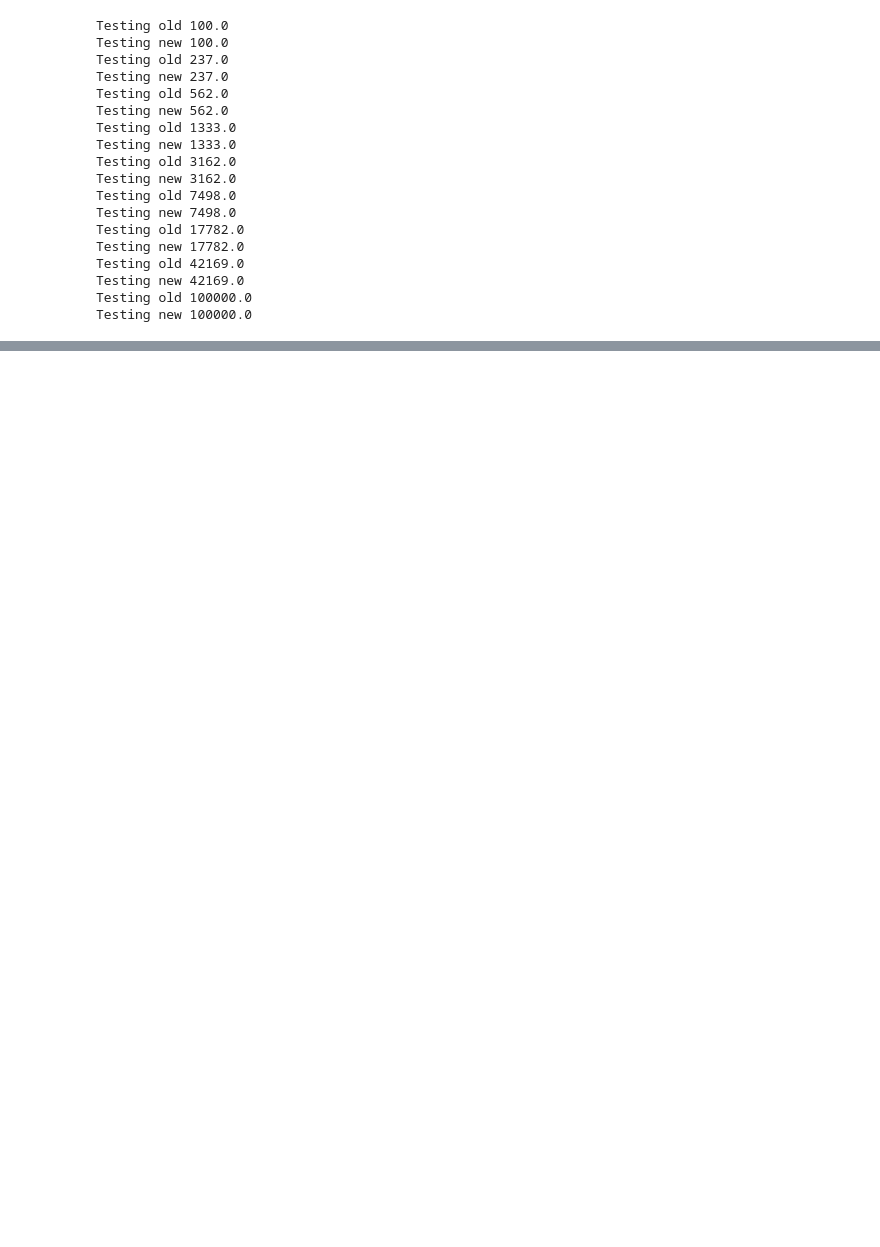
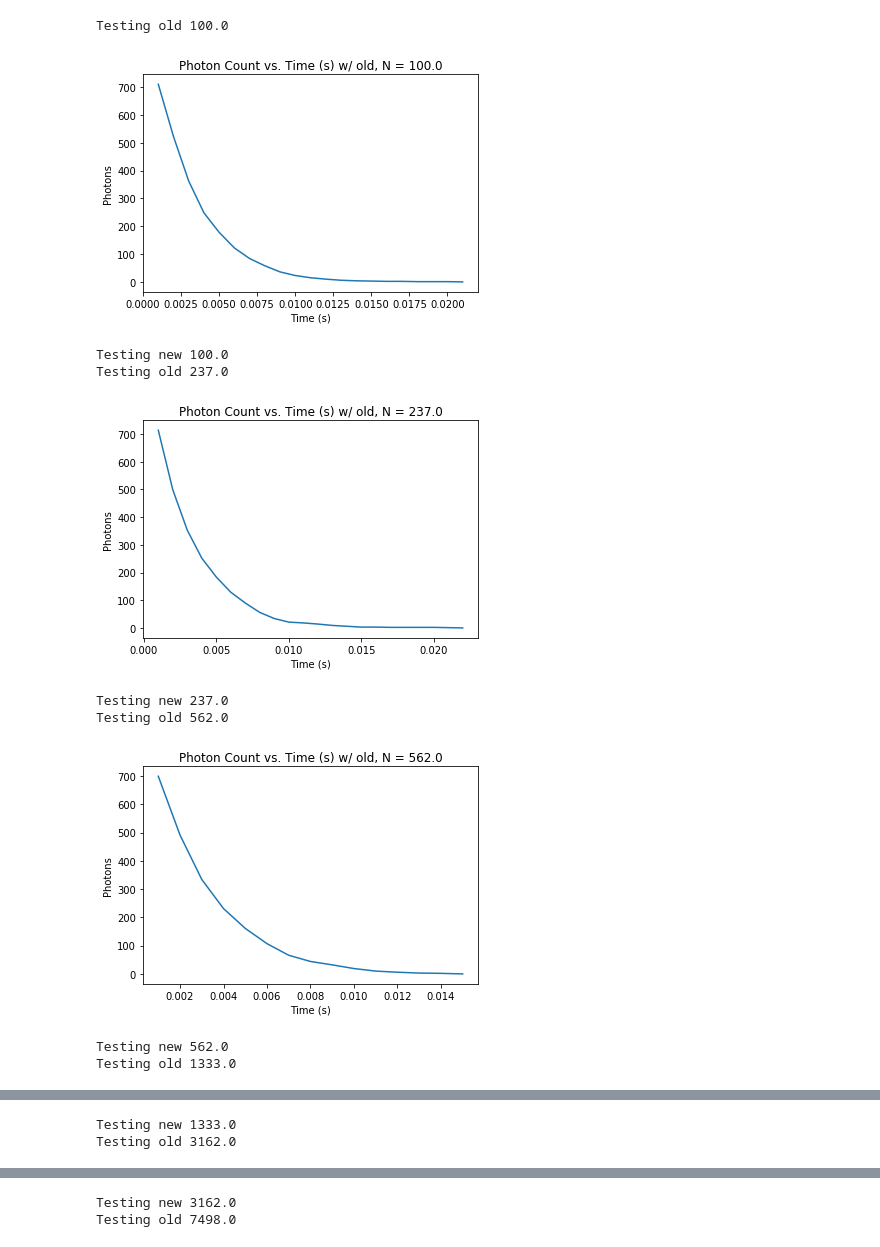
Before and after one commit to bcwarner/physicl, a Jupyter notebook: examples/__CLProgram_scratch.ipynb, the cells around one changed output, grey strips where cells are left out. Cells and saved outputs as stored; diff of their text form; code cells hidden in the pictures; blank space fills up the shorter version.

```diff
--- a/examples/__CLProgram_scratch.ipynb
+++ b/examples/__CLProgram_scratch.ipynb
@@ -55,34 +58,32 @@ def new_sim(step, n):
 # %%
 orig, new = [], []
 ns = np.floor(10 ** np.linspace(2, 5, 9))
 for i in ns:
     print("Testing old " + str(i))
-    o = new_sim(phys.light.ScatterDeleteStep, int(i))
+    o = new_sim(phys.light.ScatterDeleteStepReference, int(i))
     o.start()
     o.join()
     orig.append(o.run_time)
+    plt.plot(o.ts, [x[1] for x in o.steps[3].data], label="n")
+    plt.ylabel("Photons")
+    plt.xlabel("Time (s)")
+    plt.title("Photon Count vs. Time (s) w/ old, N = " + str(i))
+    plt.show()
+
 
     print("Testing new " + str(i))
     n = new_sim(ScatterDeleteStep2, int(i))
     n.start()
     n.join()
     new.append(n.run_time)
 # %% [output]
 Testing old 100.0
-Testing new 100.0
-Testing old 237.0
-Testing new 237.0
-Testing old 562.0
-Testing new 562.0
-Testing old 1333.0
-Testing new 1333.0
-Testing old 3162.0
-Testing new 3162.0
-Testing old 7498.0
-Testing new 7498.0
-Testing old 17782.0
-Testing new 17782.0
-Testing old 42169.0
-Testing new 42169.0
-Testing old 100000.0
-Testing new 100000.0
+[figure, added]
+Testing new 100.0
+Testing old 237.0
+[figure, added]
+Testing new 237.0
+Testing old 562.0
+[figure, added]
+Testing new 562.0
+Testing old 1333.0
@@ -88,0 +91,2 @@ Testing new 100000.0
+Testing new 1333.0
+Testing old 3162.0
@@ -88,0 +94,2 @@ Testing new 100000.0
+Testing new 3162.0
+Testing old 7498.0
```
Also changed, not shown: parts of 4 cells of this notebook, 5 other files.
